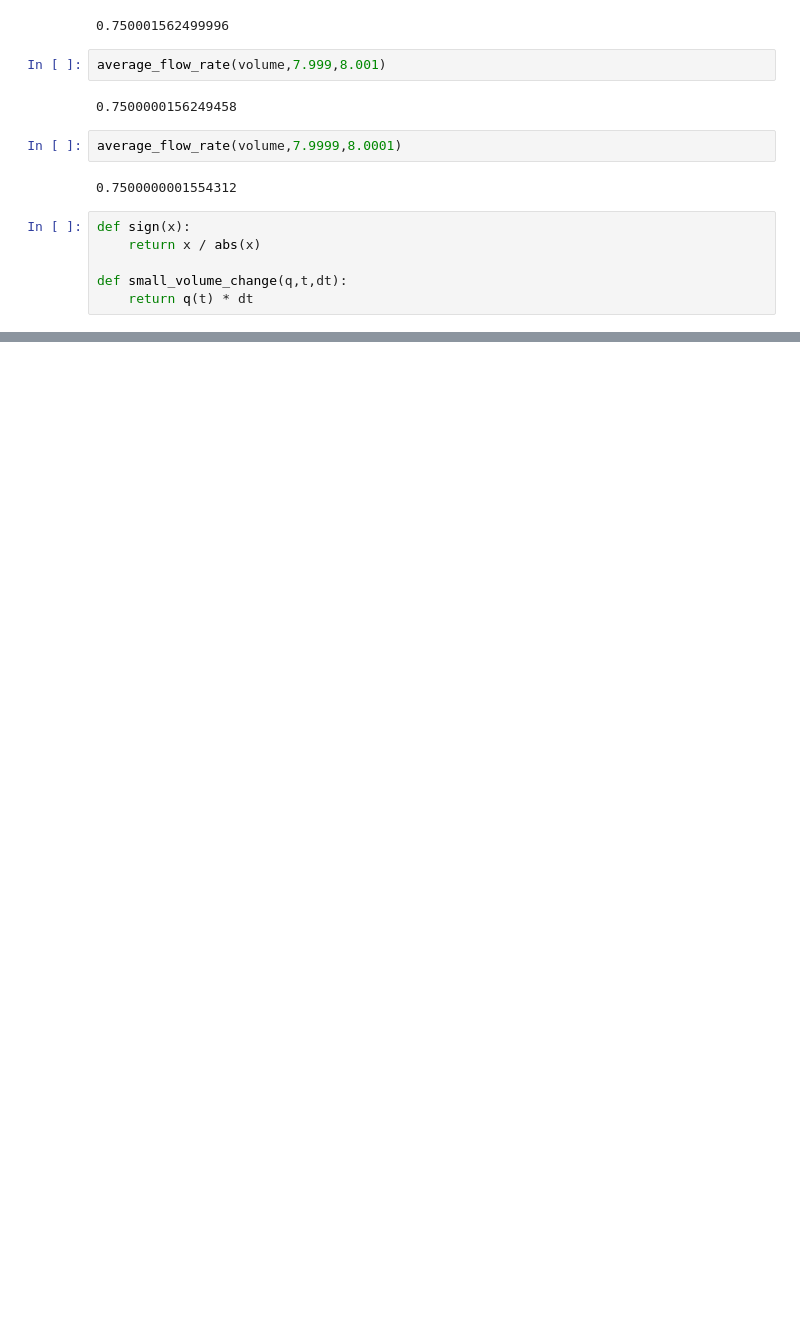
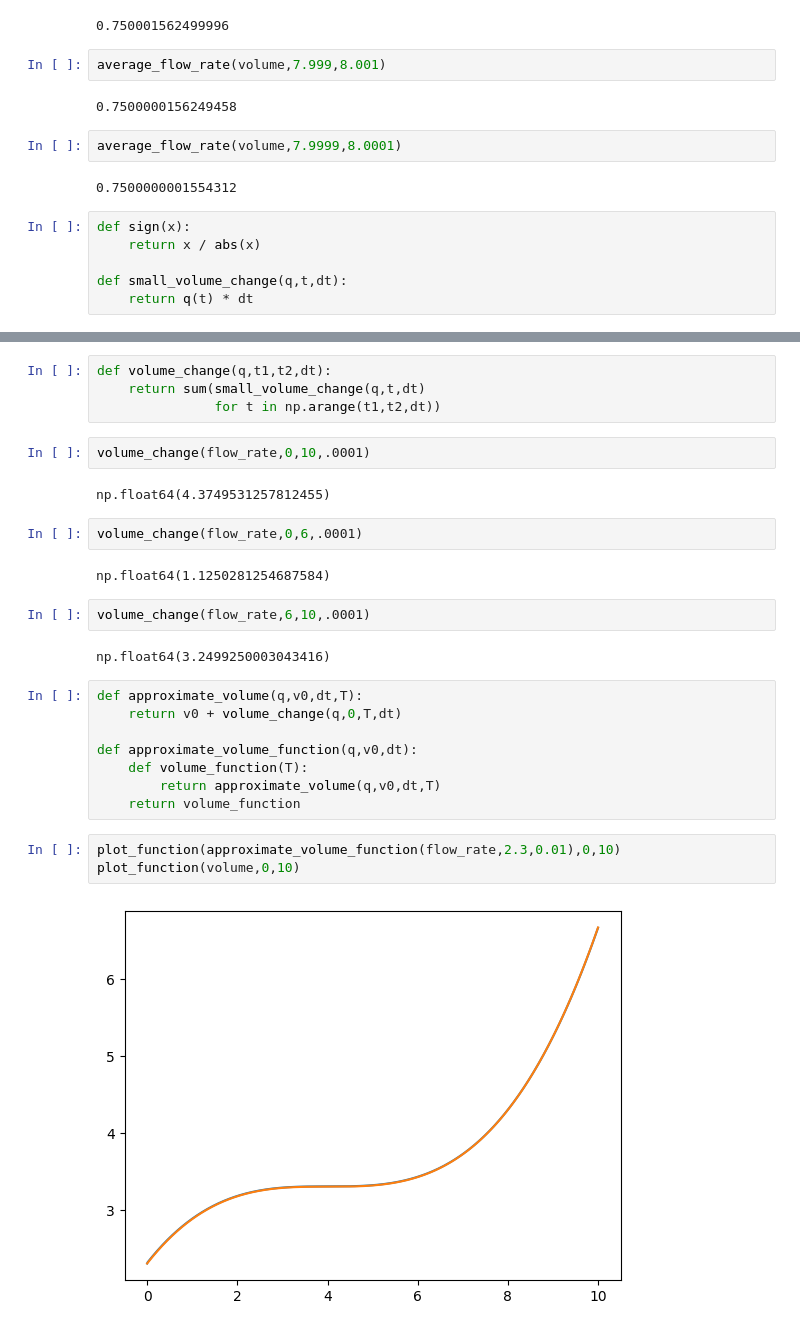
Before and after one commit to Sylethil/Math-for-Programmers, a Jupyter notebook: Chapter 08/ch8_scratch.ipynb, the cells around one changed output, grey strips where cells are left out. Drawn from its saved outputs; the diff is of its cells as text; blank space fills up the shorter version.

```diff
--- a/Chapter 08/ch8_scratch.ipynb
+++ b/Chapter 08/ch8_scratch.ipynb
@@ -161,0 +174,29 @@ def small_volume_change(q,t,dt):
+# %%
+def volume_change(q,t1,t2,dt):
+    return sum(small_volume_change(q,t,dt)
+               for t in np.arange(t1,t2,dt))
+# %%
+volume_change(flow_rate,0,10,.0001)
+# %% [output]
+np.float64(4.3749531257812455)
+# %%
+volume_change(flow_rate,0,6,.0001)
+# %% [output]
+np.float64(1.1250281254687584)
+# %%
+volume_change(flow_rate,6,10,.0001)
+# %% [output]
+np.float64(3.2499250003043416)
+# %%
+def approximate_volume(q,v0,dt,T):
+    return v0 + volume_change(q,0,T,dt)
+
+def approximate_volume_function(q,v0,dt):
+    def volume_function(T):
+        return approximate_volume(q,v0,dt,T)
+    return volume_function
+# %%
+plot_function(approximate_volume_function(flow_rate,2.3,0.01),0,10)
+plot_function(volume,0,10)
+# %% [output]
+[figure, added]
```
Also changed, not shown: parts of 5 cells of this notebook.
